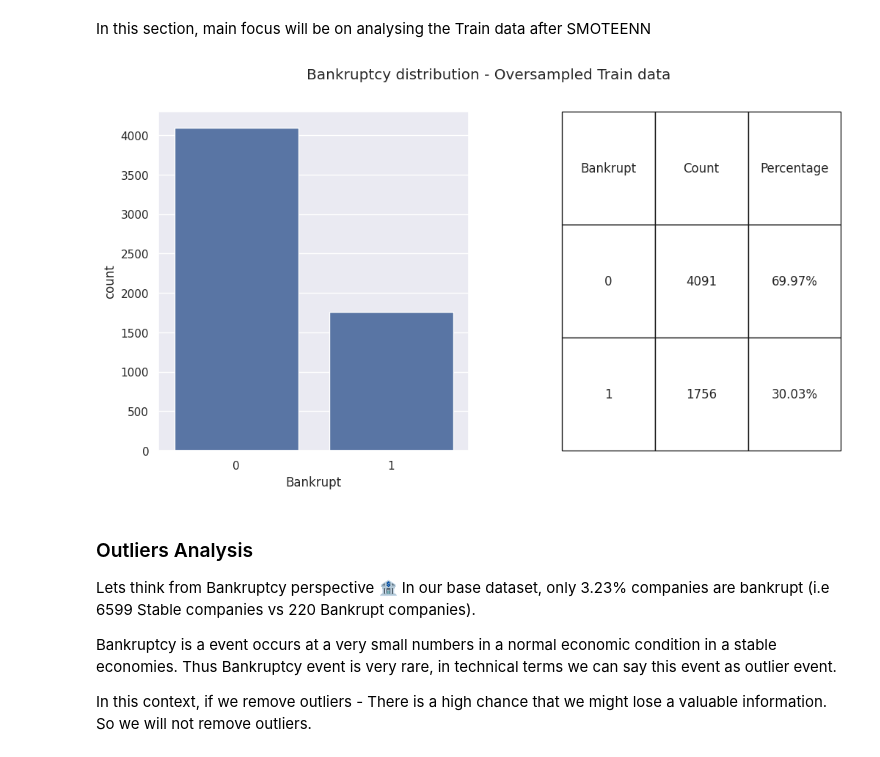
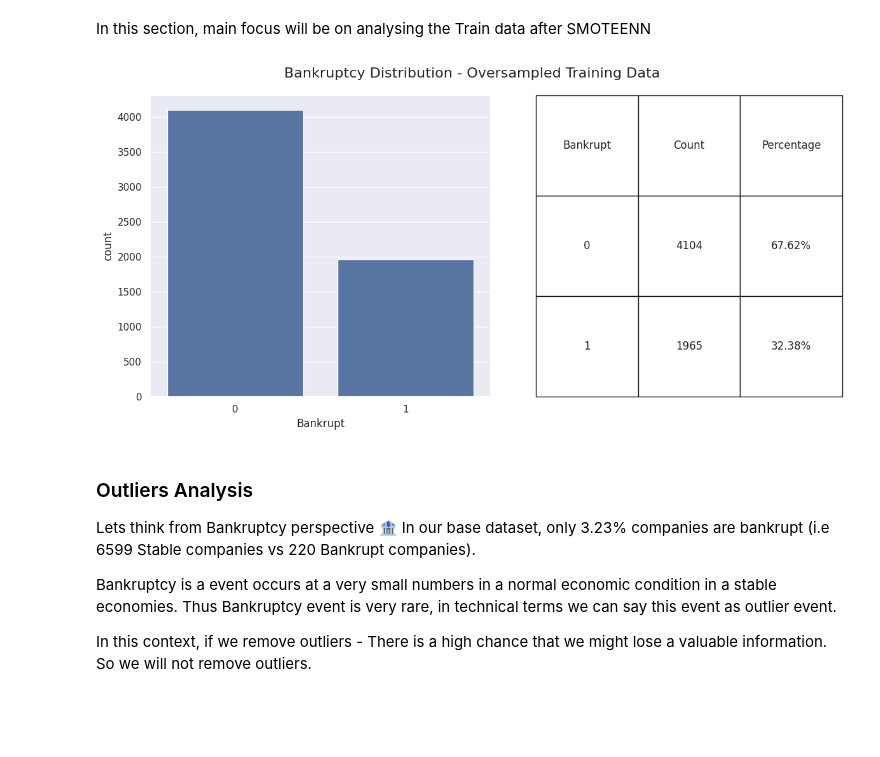
Before and after one commit to perryfalcon0410/Bankruptcy-Analysis, a Jupyter notebook: Bankruptcy_Analysis.ipynb, the cells around one changed output. Saved outputs shown, nothing was run; the diff lists cells and outputs as text; code cells hidden in the pictures; blank space fills up the shorter version.

```diff
--- a/Bankruptcy_Analysis.ipynb
+++ b/Bankruptcy_Analysis.ipynb
@@ -249,5 +245,5 @@ pps_df.sort_values(by=['ppscore'], ascending=False)[:10]
 # %%
-selected_features_final = pps_df.x.tolist()
+selected_features_final = pps_filtered_df.x.tolist()
 # %%
 selected_features_final
 # %% [output]
@@ -542,6 +464,6 @@ WARNING:matplotlib.legend:No artists with labels found to put in legend.  Note t
 ### Target variable analysis 🎯
 # %%
 # Converting Bankrupt column to Categorical
-company_df['Bankrupt'] = company_df['Bankrupt'].astype(str)
+df['Bankrupt'] = df['Bankrupt'].astype(str)
 # %%
 # Calculate counts and percentages
@@ -784,38 +710,60 @@ del(X_train_os,y_train_os)
+# %%
+# Set the final sampling ratio for oversampling
+sampling_ratio_final = 0.45
+
+# Initialize the SMOTEENN oversampler with the final sampling ratio
+oversampler_final = SMOTEENN(sampling_strategy=sampling_ratio_final, random_state=76)
+
+# Apply oversampling to the training data
+X_train_oversampled, y_train_oversampled = oversample_data(oversampler_final, X_train, y_train)
+
+# Convert the oversampled data into a DataFrame for easier handling
+train_os_df = pd.DataFrame(X_train_oversampled, columns=selected_features_final)
+
+# Add the target variable 'Bankrupt' to the DataFrame
+train_os_df['Bankrupt'] = y_train_oversampled
+
+# Clean up unnecessary variables from memory
+del X_train_oversampled, y_train_oversampled
 # %% [markdown]
 ### Data Analysis II - After Over Sampling
 # %% [markdown]
 In this section, main focus will be on analysing the Train data after SMOTEENN
 # %%
-# Calculate counts and percentages
+# Calculate counts and percentages of Bankrupt column
 count_df = train_os_df['Bankrupt'].value_counts().reset_index()
 count_df.columns = ['Bankrupt', 'Count']
 count_df['Percentage'] = (count_df['Count'] / len(train_os_df)) * 100
-count_df['Percentage'] = round(count_df['Percentage'],2)
-count_df['Percentage'] = count_df['Percentage'].astype(str) + "%"
+count_df['Percentage'] = count_df['Percentage'].round(2).astype(str) + "%"
 
-# Create a countplot
+# Set the visual style for the plot
 sns.set(style="darkgrid")
+
+# Create the figure for the countplot and table
 plt.figure(figsize=(12, 6))
 
 # Plot the countplot
 plt.subplot(1, 2, 1)
-ax = sns.countplot(x='Bankrupt', data=train_os_df, order = ["0","1"])
+sns.countplot(x='Bankrupt', data=train_os_df, order=["0", "1"])
 
 # Create a table with counts and percentages
-margins = 0.1
 plt.subplot(1, 2, 2)
 table_ax = plt.gca()
-table_ax.axis('off')  # Turn off axis for the table
+table_ax.axis('off')  # Hide axis for the table
 table_ax.table(cellText=count_df.values,
                colLabels=count_df.columns,
                cellLoc='center',
                loc='center',
-              bbox=[margins, 0, 1 - 1 * margins, 1])
+               bbox=[0.1, 0, 0.9, 1])  # Adjust table position
 
-plt.suptitle('Bankruptcy distribution - Oversampled Train data')
+# Set the title for the entire figure
+plt.suptitle('Bankruptcy Distribution - Oversampled Training Data', fontsize=16)
+
+# Display the plot
+plt.tight_layout()
 plt.show()
 # %% [output]
-[figure, old version]
+[figure, new version]
 # %% [markdown]
 ### Outliers Analysis
 
```
Also changed, not shown: parts of 79 cells of this notebook.
